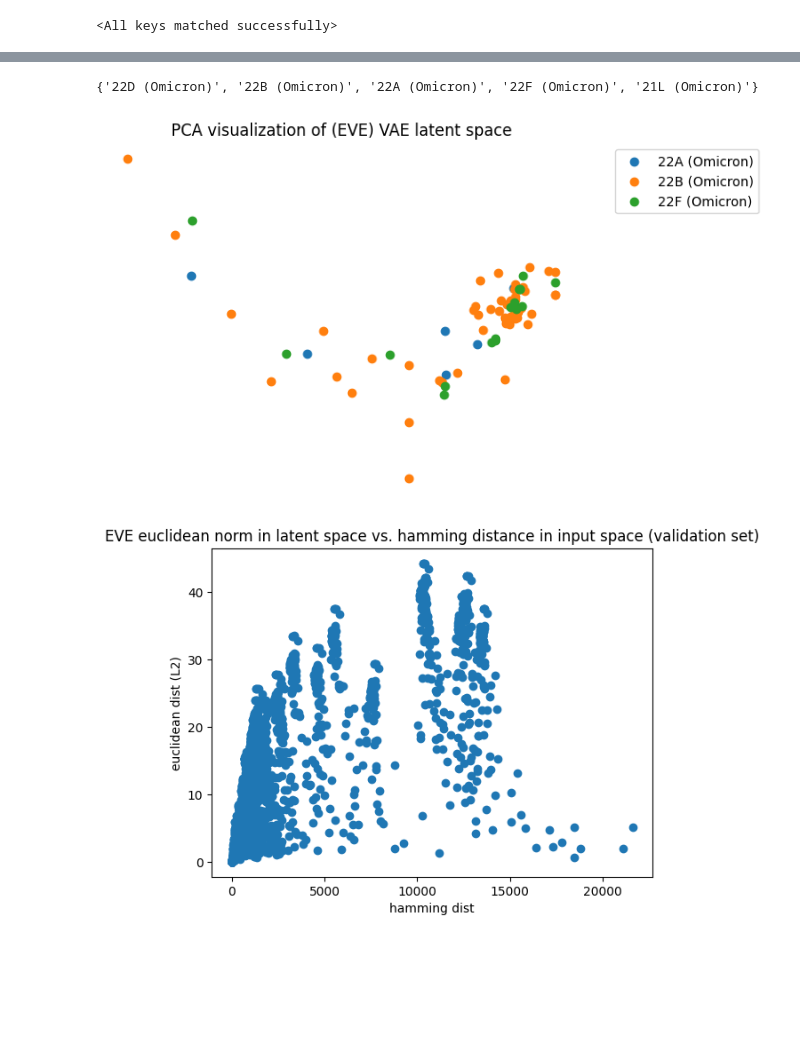
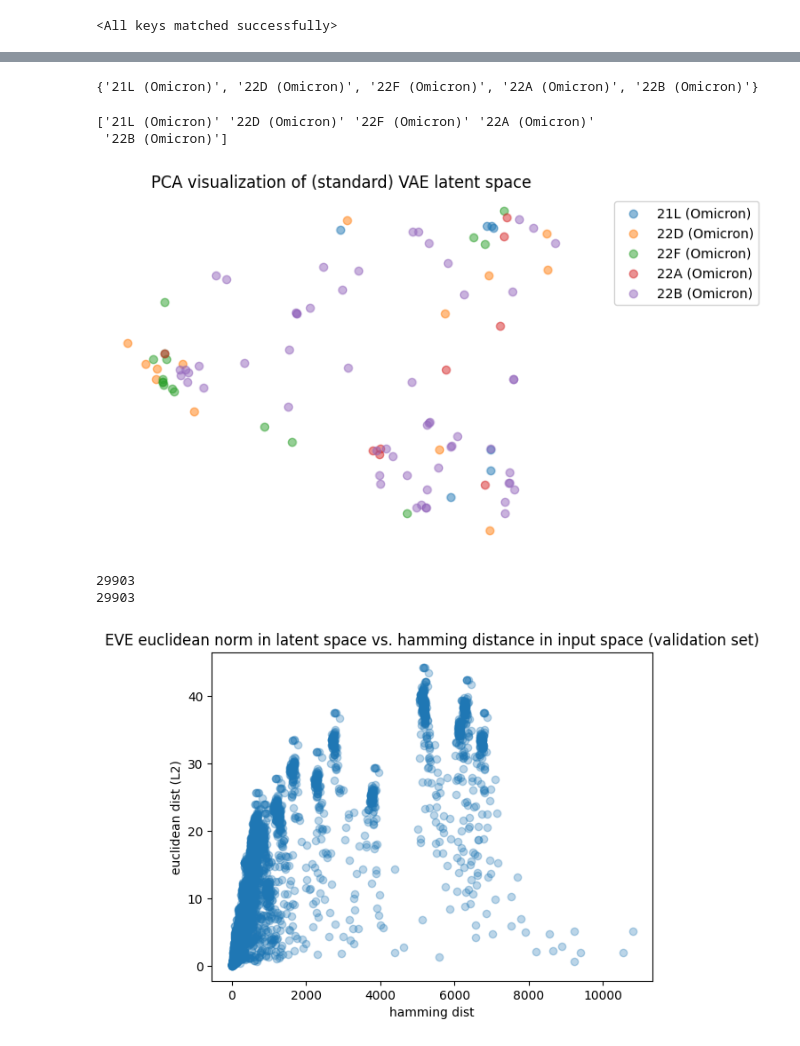
Before and after one commit to blab/sequence-vaes, a Jupyter notebook: EVE_frazer/EVE_stuff.ipynb, the cells around one changed output, grey strips where cells are left out. Drawn from its saved outputs; the diff is of its cells as text; code cells hidden in the pictures; blank space fills up the shorter version.

```diff
--- a/EVE_frazer/EVE_stuff.ipynb
+++ b/EVE_frazer/EVE_stuff.ipynb
@@ -132,7 +132,7 @@ get_nums = lambda line: (float(line[(line.find("ELBO") + len("ELBO") + 3):(line.
 
 data = None
 with open("./model_checkpoints/Covid_model1_losses.csv","r") as f:
-    data = [x.strip() for x in f.readlines()][250:]
+    data = [x.strip() for x in f.readlines()]
     data = [get_nums(x) for x in data[3:]]
 
 labels = ["Negative ELBO", "BCE", "KLD_latent", "KLD_decoder_params_norm", "Time"]
@@ -155,30 +155,19 @@ plt.show()
 # %%
+dset = "valid"
+
 abspath = ".."
-dataset = DNADataset(f"{abspath}/data/valid/valid_aligned.fasta")
+dataset = DNADataset(f"{abspath}/data/{dset}/{dset}_aligned.fasta")
 new_dataset = np.array([dataset[x][0].numpy() for x in range(len(dataset))])
 # labeling
-metadata = pd.read_csv(f"{abspath}/data/valid/valid_metadata.tsv", sep="\t")
-with open(f"{abspath}/data/valid/valid_aligned.fasta", "r") as f:
+metadata = pd.read_csv(f"{abspath}/data/{dset}/{dset}_metadata.tsv", sep="\t")
+vals = []
+with open(f"{abspath}/data/{dset}/{dset}_aligned.fasta", "r") as f:
   doc = f.readlines()
-  vals = []
   for d in doc:
     if ">" == d[0]:
       vals.append(d[1:])
 vals = [x.strip() for x in vals]
 clade_labels = [metadata.loc[metadata.strain == vals[i], "Nextstrain_clade"].values[0] for i in range(len(vals))]
-# %%
-dataset = DNADataset(f"{abspath}/data/valid/valid_aligned.fasta")
-new_dataset = np.array([dataset[x][0].numpy() for x in range(len(dataset))])
-# labeling
-metadata = pd.read_csv(f"{abspath}/data/valid/valid_metadata.tsv", sep="\t")
-with open(f"{abspath}/data/valid/valid_aligned.fasta", "r") as f:
-  doc = f.readlines()
-  vals = []
-  for d in doc:
-    if ">" == d[0]:
-      vals.append(d[1:])
-vals = [x.strip() for x in vals]
-clade_labels = [metadata.loc[metadata.strain == vals[i], "Nextstrain_clade"].values[0] for i in range(len(vals))]
 # %%
 good_clade_labels = []
 for c in clade_labels:
@@ -186,70 +175,86 @@ for c in clade_labels:
         good_clade_labels.append(c)
 print(set(good_clade_labels))
 # %% [output]
-{'22D (Omicron)', '22B (Omicron)', '22A (Omicron)', '22F (Omicron)', '21L (Omicron)'}
+{'21L (Omicron)', '22D (Omicron)', '22F (Omicron)', '22A (Omicron)', '22B (Omicron)'}
 # %%
 # print(set(clade_labels))
 
-# clusters = np.array(list(set(good_clade_labels)))[:3]
-clusters = ['22A (Omicron)', '22B (Omicron)', '22F (Omicron)']
-# clusters = clusters[clusters != '20A']
-get_clade = lambda x: [True if elem == x else False for elem in good_clade_labels]
+clusters = np.array(list(set(good_clade_labels)))
+print(clusters)
+get_clade = lambda x: [True if elem == x else False for elem in clade_labels]
 
-indexes = tuple([np.arange(len(good_clade_labels))[get_clade(x)] for x in clusters])
+indexes = tuple([np.arange(len(clade_labels))[get_clade(x)] for x in clusters])
+# %% [output]
+['21L (Omicron)' '22D (Omicron)' '22F (Omicron)' '22A (Omicron)'
+ '22B (Omicron)']
 # %%
 ranges = np.concatenate(indexes)
 
 X = torch.tensor(new_dataset[ranges,:,:])
 # X = X.to(DEVICE)
 X = X.view(X.size(0), -1).to(DEVICE)
 pca = PCA(n_components=2)
 with torch.no_grad():
-  Z_logvar, Z_mean = vae_model.encoder.forward(X)
+  Z_mean, Z_logvar = vae_model.encoder.forward(X)
   Z_mean = Z_mean.cpu()
   Z_std = torch.exp(0.5 * Z_logvar).cpu()
 
   max_avg_diff_mean = 0
   max_avg_diff_std = 0
 
-  # Z_embedded = tsne(n_components=2, learning_rate='auto', init='random', perplexity=10).fit_transform(X = Z_mean)
+  # Z_embedded = tsne(n_components=2, learning_rate='auto', init='random', perplexity=3).fit_transform(X = Z_mean)
   Z_embedded = PCA().fit_transform(X=Z_mean)
   curr = 0
   for arr in indexes:
     loc_arr = list(range(curr,curr + len(arr),1))
 
     # print(set([clade_labels[x] for x in ranges[loc_arr]]))
 
-    plt.scatter(Z_embedded[loc_arr,0], Z_embedded[loc_arr,1], label=clade_labels[arr[0]])
+    plt.scatter(Z_embedded[loc_arr,0], Z_embedded[loc_arr,1], label=clade_labels[arr[0]], alpha=0.5)
     curr += len(arr)
 
 l1 = 0.2
 l2 = 0
-plt.title("PCA visualization of (EVE) VAE latent space")
+plt.title("PCA visualization of (standard) VAE latent space")
 plt.legend(bbox_to_anchor=(l1,l2,l1+1,l2+1))
 plt.axis("off")
 plt.show()
 # %% [output]
-[figure, old version]
+[figure, new version]
 # %%
+dset = "valid"
+
+abspath = ".."
+dataset = DNADataset(f"{abspath}/data/{dset}/{dset}_aligned.fasta")
+new_dataset = np.array([dataset[x][0].numpy() for x in range(len(dataset))])
+
 X = torch.tensor(new_dataset)
-X = X.view(X.size(0), -1).to(DEVICE)
-Z_logvar, Z_mean = vae_model.encoder.forward(X)
+X_in = X.view(X.size(0), -1).to(DEVICE)
+Z_logvar, Z_mean = vae_model.encoder.forward(X_in)
 
+genome = np.matmul(X.numpy(), np.array([1,2,3,4,5]))
+print(X.size(1))
+print(genome.shape[1])
 hamming_dists = []
 euclid_dists = []
 
 for i in range(X.size(0)):
-    for j in range(i, X.size(0)):
-        hamming_dists.append((X.size(1) - torch.sum(X[i,:] == X[j,:])).cpu())
-        euclid_dists.append((torch.norm(Z_mean[i,:] - Z_mean[j,:])).cpu().detach())
+    for j in range(i+1, X.size(0)):
+        ham_d = np.sum(np.not_equal(genome[i,:],genome[j,:]))
+        euclid_d = torch.norm(Z_mean[i,:] - Z_mean[j,:]).cpu().detach()
+        hamming_dists.append(ham_d)
+        euclid_dists.append(euclid_d)
+# %% [output]
+29903
+29903
 # %%
-plt.scatter(hamming_dists, euclid_dists)
+plt.scatter(hamming_dists, euclid_dists, alpha=0.3)
 plt.title("EVE euclidean norm in latent space vs. hamming distance in input space (validation set)")
 plt.xlabel("hamming dist")
 plt.ylabel("euclidean dist (L2)")
 plt.show()
 # %% [output]
-[figure, old version]
+[figure, new version]
 # %%
 print(np.corrcoef(np.vstack((euclid_dists, hamming_dists)))[1,0])
 # %% [output]
```
Also changed, not shown: parts of 2 cells of this notebook, 3 other files.
